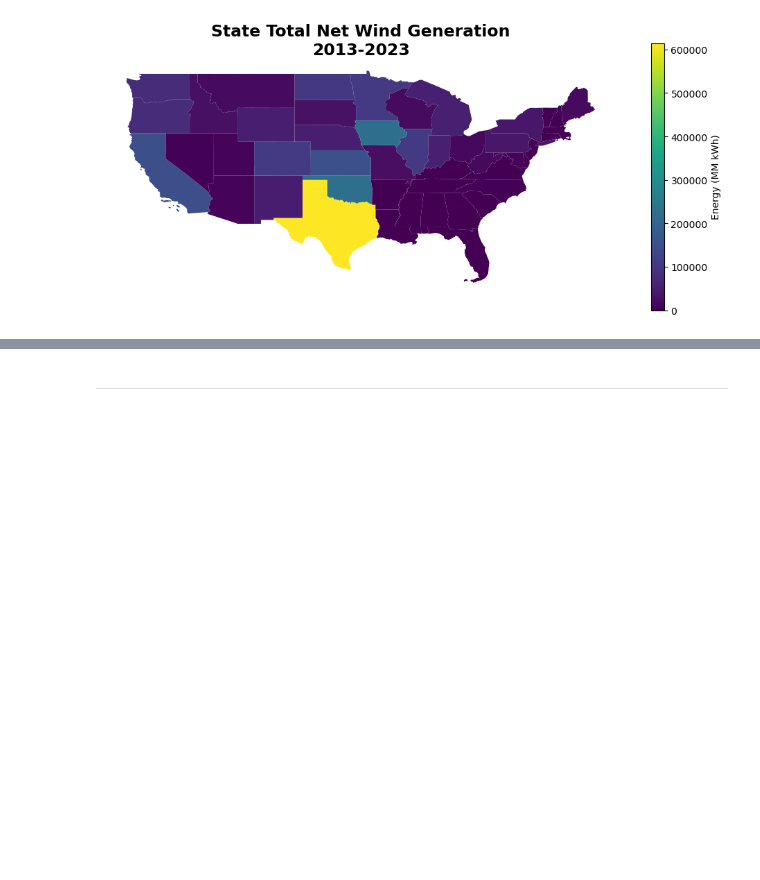
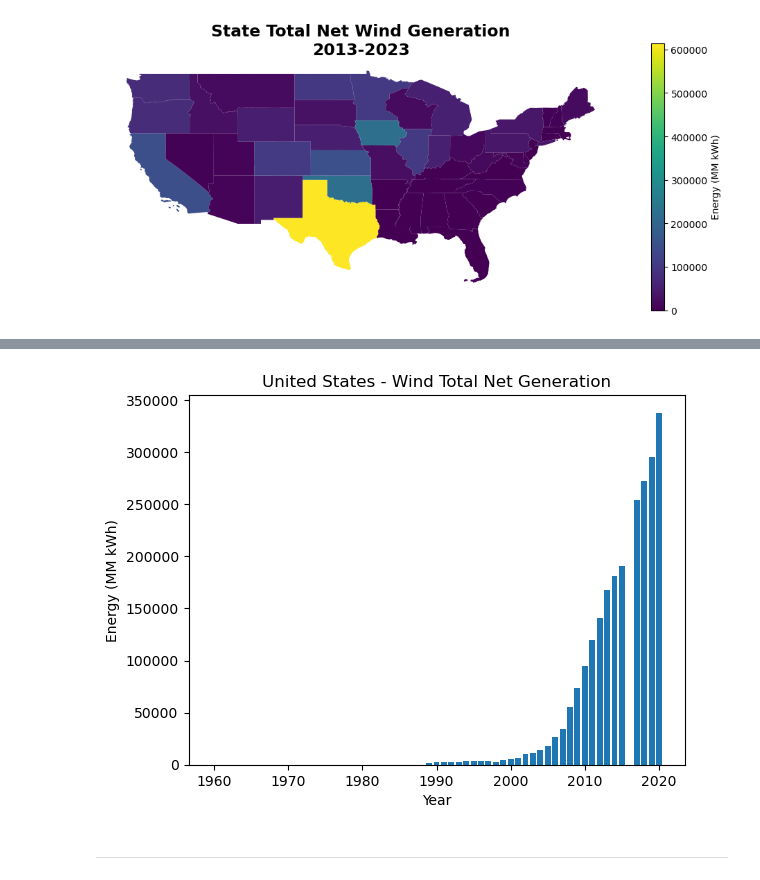
Before and after one commit to mcarbajal2/IFI8420-Assignments, a Jupyter notebook: Final Project/final_project.ipynb, the cells around one changed output, grey strips where cells are left out. Drawn from its saved outputs; the diff is of its cells as text; code cells hidden in the pictures; blank space fills up the shorter version.

```diff
--- a/Final Project/final_project.ipynb
+++ b/Final Project/final_project.ipynb
@@ -217,3 +233,17 @@ plt.show()
+# %%
+# US Total Wind Graph
+us_wind_df = EIA_renewable[EIA_renewable['seriesId'] == 'WYTCP']
+us_wind_values = us_wind_df[us_wind_df['stateId'] == 'US']
+
+plt.bar(us_wind_values['period'], us_wind_values['value'])
+
+plt.xlabel('Year')
+plt.ylabel('Energy (MM kWh)')
+plt.title('United States - Wind Total Net Generation')
+plt.savefig('us_wind_total.png', bbox_inches='tight')
+plt.show()
+# %% [output]
+[figure, added]
 # %% [markdown]
 <hr>
 # %% [markdown]
```
Also changed, not shown: parts of 2 cells of this notebook, 2 other files.
